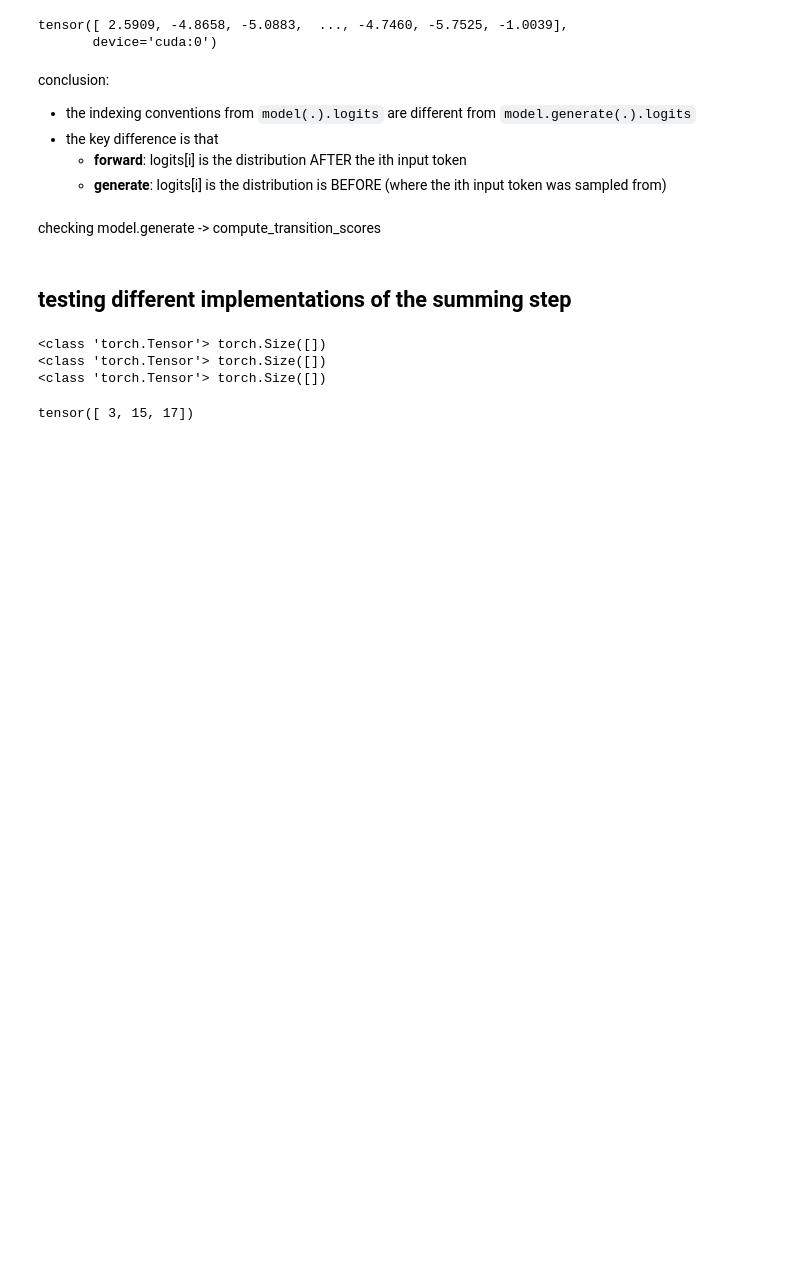
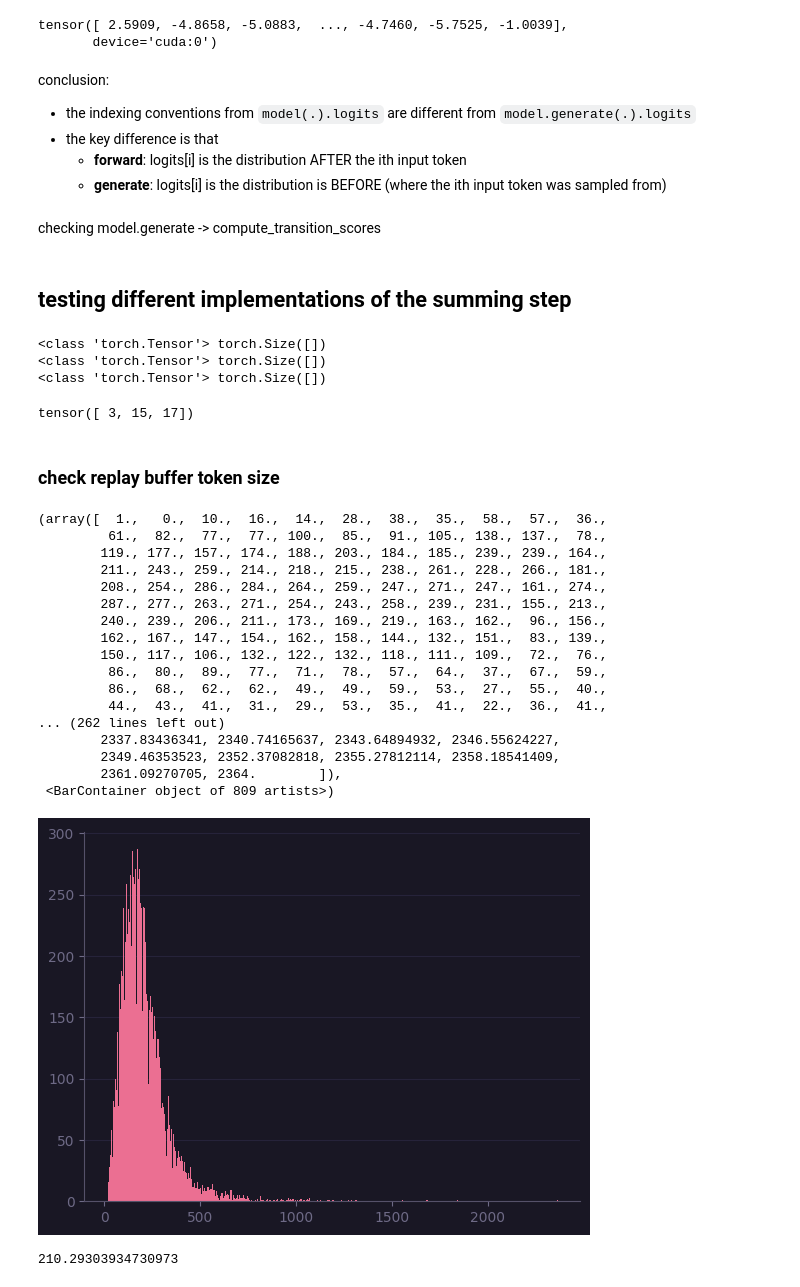
Before and after one commit to matt-seb-ho/gfn_ntp, a Jupyter notebook: notebooks/gfn_sprint.ipynb, the cells around one changed output. Saved outputs shown, nothing was run; the diff lists cells and outputs as text; code cells hidden in the pictures; blank space fills up the shorter version.

```diff
--- a/notebooks/gfn_sprint.ipynb
+++ b/notebooks/gfn_sprint.ipynb
@@ -16,6 +16,10 @@ from peft import (
     get_peft_model,
     prepare_model_for_kbit_training,
 )
+# %%
+import numpy as np
+import matplotlib.pyplot as plt
+plt.style.use("rose-pine")
 # %%
 # make proof_flow package available for imports
 sys.path.append(os.path.abspath(os.path.join('..')))
@@ -577,3 +581,44 @@ def impl2(A, start, stop):
 
     # Use the mask to zero out elements outside the range and sum along the sequence dimension
     return (A * mask).sum(dim=1)
+# %% [markdown]
+### check replay buffer token size
+# %%
+with open("../data/time_filtered_v2.json") as f:
+    train_data = json.load(f)
+# %%
+longest = None
+longest_len = 0
+len_distro = []
+for e in train_data.values():
+    for t in e["traced_tactics"]:
+        l = len(t["tactic"]) + len(t["state_before"])
+        len_distro.append(l)
+        if l > longest_len:
+            longest_len = l
+            longest = t
+# %%
+plt.hist(len_distro, bins=len(set(len_distro)))
+# %% [output]
+(array([  1.,   0.,  10.,  16.,  14.,  28.,  38.,  35.,  58.,  57.,  36.,
+         61.,  82.,  77.,  77., 100.,  85.,  91., 105., 138., 137.,  78.,
+        119., 177., 157., 174., 188., 203., 184., 185., 239., 239., 164.,
+        211., 243., 259., 214., 218., 215., 238., 261., 228., 266., 181.,
+        208., 254., 286., 284., 264., 259., 247., 271., 247., 161., 274.,
+        287., 277., 263., 271., 254., 243., 258., 239., 231., 155., 213.,
+        240., 239., 206., 211., 173., 169., 219., 163., 162.,  96., 156.,
+        162., 167., 147., 154., 162., 158., 144., 132., 151.,  83., 139.,
+        150., 117., 106., 132., 122., 132., 118., 111., 109.,  72.,  76.,
+         86.,  80.,  89.,  77.,  71.,  78.,  57.,  64.,  37.,  67.,  59.,
+         86.,  68.,  62.,  62.,  49.,  49.,  59.,  53.,  27.,  55.,  40.,
+         44.,  43.,  41.,  31.,  29.,  53.,  35.,  41.,  22.,  36.,  41.,
+... (262 lines left out)
+        2337.83436341, 2340.74165637, 2343.64894932, 2346.55624227,
+        2349.46353523, 2352.37082818, 2355.27812114, 2358.18541409,
+        2361.09270705, 2364.        ]),
+ <BarContainer object of 809 artists>)
+[figure, added]
+# %%
+sum(len_distro) / len(len_distro)
+# %% [output]
+210.29303934730973
```
Also changed, not shown: parts of 10 cells of this notebook, 1 other file.
